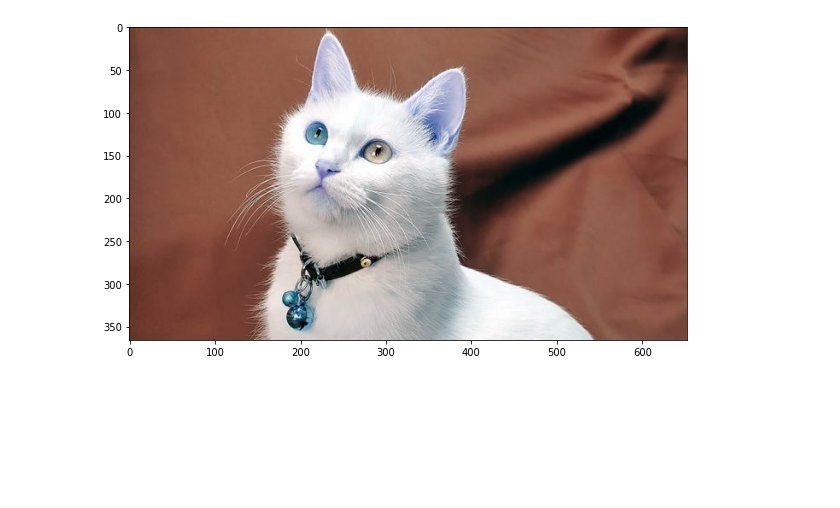
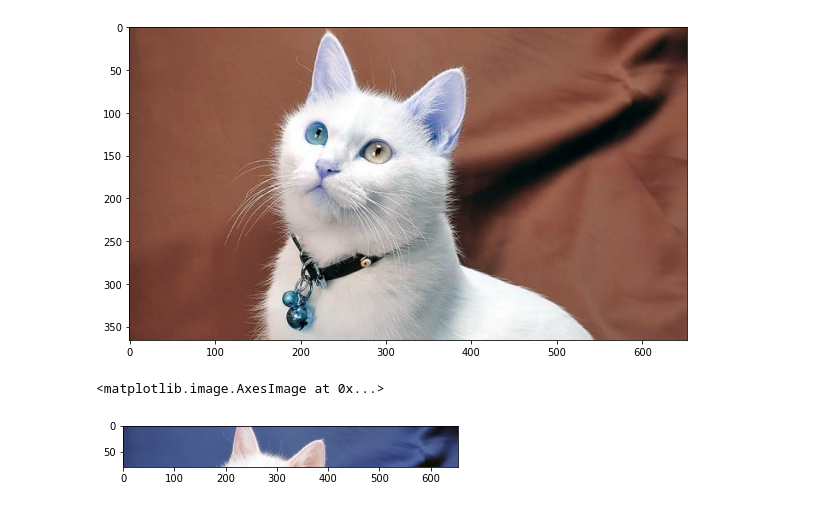
Before and after one commit to NN2777/Phyton-Image-Processing, a Jupyter notebook: Week2_Praktikum.ipynb, the cells around one changed output. Drawn from its saved outputs; the diff is of its cells as text; code cells hidden in the pictures; blank space fills up the shorter version.

```diff
--- a/Week2_Praktikum.ipynb
+++ b/Week2_Praktikum.ipynb
@@ -144,3 +144,7 @@ ax.imshow(imgkucing)
 [figure]
 # %%
 imgkucing2 = cv.cvtColor(img, cv.COLOR_BGR2RGB)
+plt.imshow(imgkucing2[10:100][10:100])
+# %% [output]
+<matplotlib.image.AxesImage at 0x...>
+[figure, added]
```
Also changed, not shown: parts of 2 cells of this notebook.
